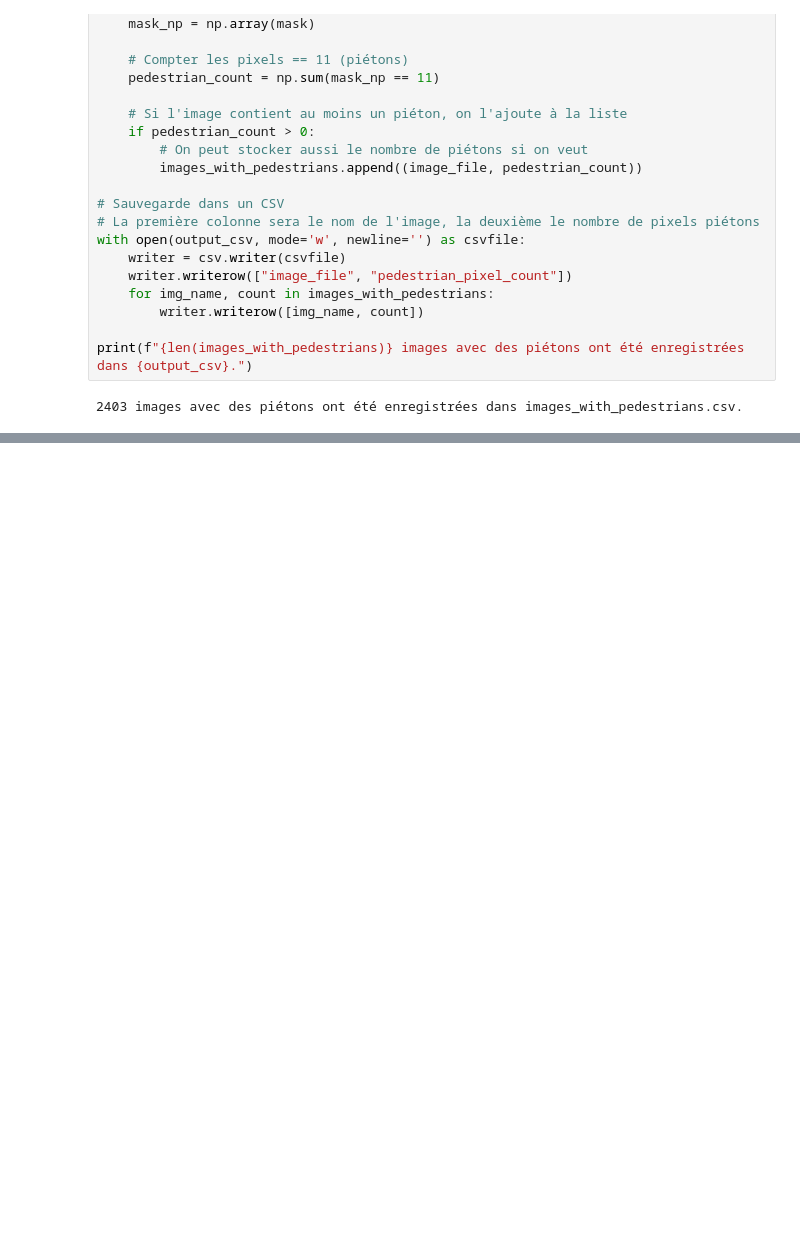
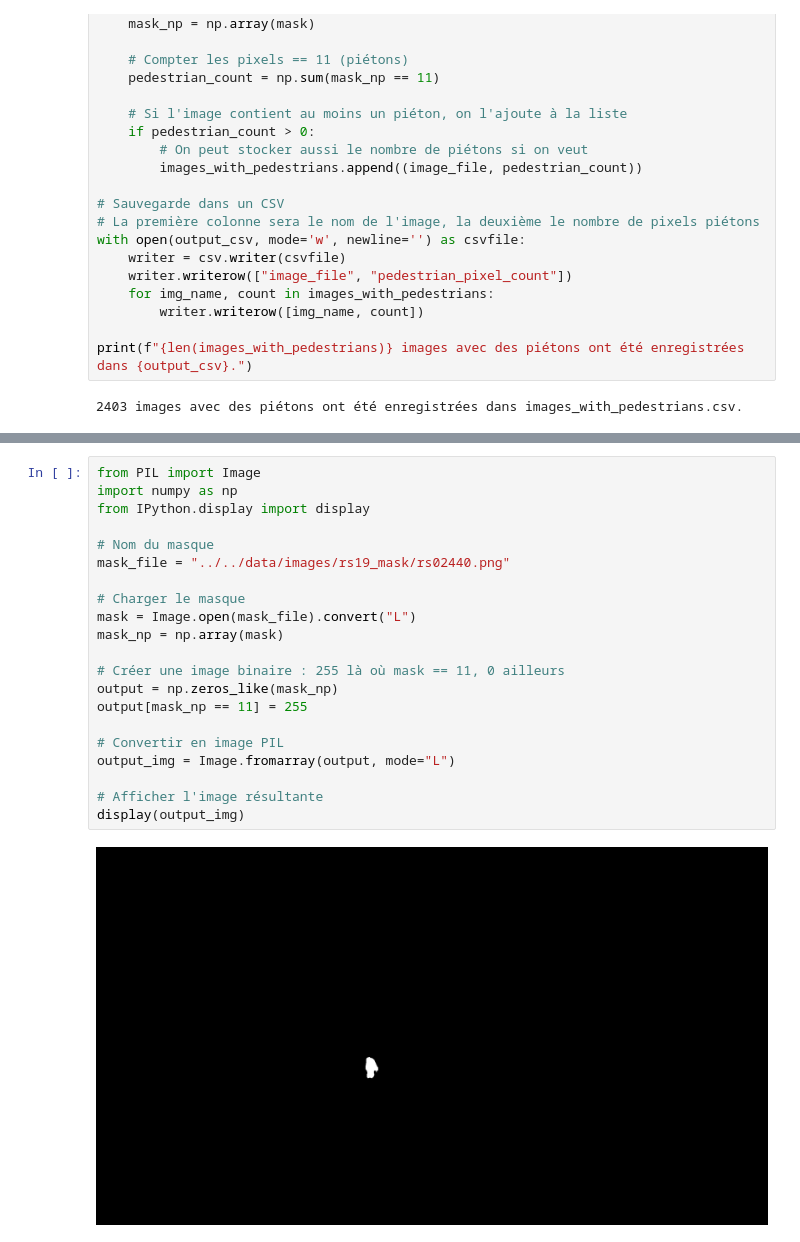
Before and after one commit to Danila-Pechenev/mae_railway_risk, a Jupyter notebook: data_augmentation.ipynb, the cells around one changed output, grey strips where cells are left out. Cells and saved outputs as stored; diff of their text form; blank space fills up the shorter version.

```diff
--- a/data_augmentation.ipynb
+++ b/data_augmentation.ipynb
@@ -155,0 +212,23 @@ print(f"{len(images_with_pedestrians)} images avec des piétons ont été enregi
+# %%
+from PIL import Image
+import numpy as np
+from IPython.display import display
+
+# Nom du masque
+mask_file = "../../data/images/rs19_mask/rs02440.png"
+
+# Charger le masque
+mask = Image.open(mask_file).convert("L")
+mask_np = np.array(mask)
+
+# Créer une image binaire : 255 là où mask == 11, 0 ailleurs
+output = np.zeros_like(mask_np)
+output[mask_np == 11] = 255
+
+# Convertir en image PIL
+output_img = Image.fromarray(output, mode="L")
+
+# Afficher l'image résultante
+display(output_img)
+# %% [output]
+[figure, added]
```
Also changed, not shown: parts of 7 cells of this notebook, 9 other files.
